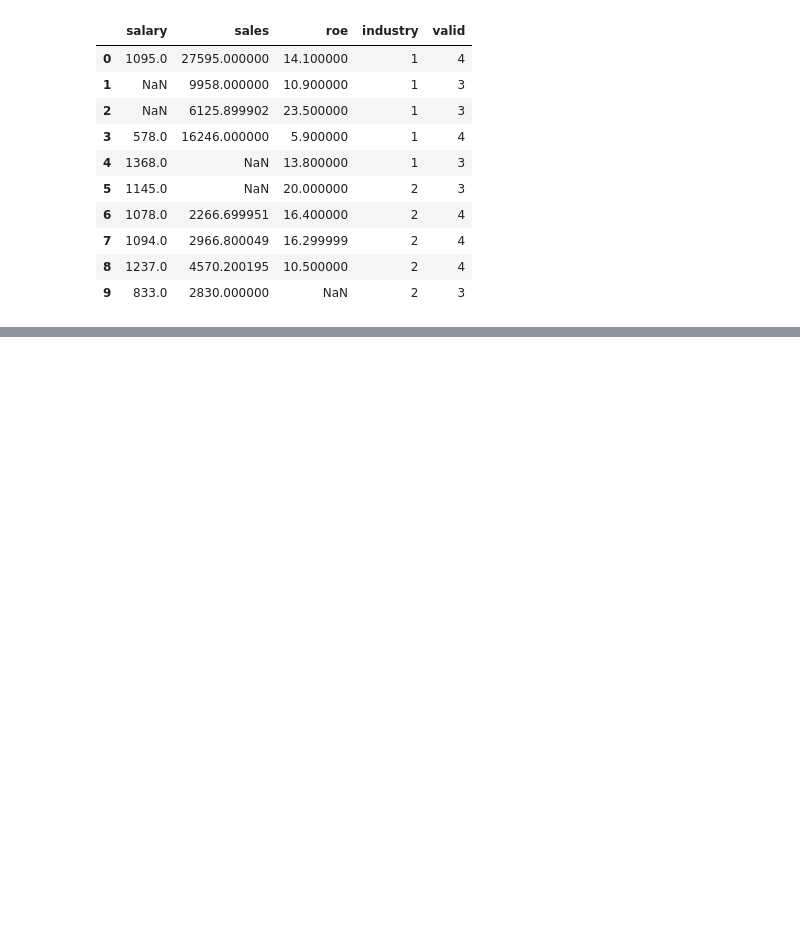
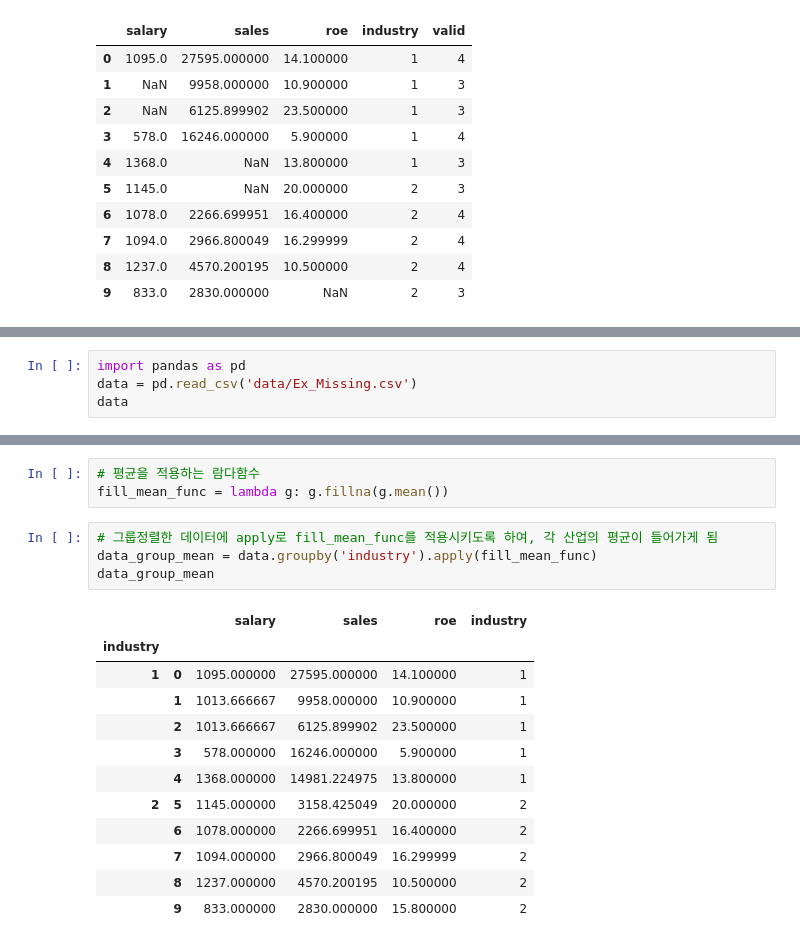
Before and after one commit to sucream/Bigdata-Analysis-Engineer-Note, a Jupyter notebook: 02.DataPreprocessing.ipynb, the cells around one changed output, grey strips where cells are left out. Drawn from its saved outputs; the diff is of its cells as text; blank space fills up the shorter version.

```diff
--- a/02.DataPreprocessing.ipynb
+++ b/02.DataPreprocessing.ipynb
@@ -697,0 +782,4 @@ data
+# %%
+import pandas as pd
+data = pd.read_csv('data/Ex_Missing.csv')
+data
@@ -697,0 +966,20 @@ data
+# %%
+# 평균을 적용하는 람다함수
+fill_mean_func = lambda g: g.fillna(g.mean())
+# %%
+# 그룹정렬한 데이터에 apply로 fill_mean_func를 적용시키도록 하여, 각 산업의 평균이 들어가게 됨
+data_group_mean = data.groupby('industry').apply(fill_mean_func)
+data_group_mean
+# %% [output]
+|  |  | salary | sales | roe | industry |
+| industry |  |  |  |  |  |
+| 1 | 0 | 1095.000000 | 27595.000000 | 14.100000 | 1 |
+|  | 1 | 1013.666667 | 9958.000000 | 10.900000 | 1 |
+|  | 2 | 1013.666667 | 6125.899902 | 23.500000 | 1 |
+|  | 3 | 578.000000 | 16246.000000 | 5.900000 | 1 |
+|  | 4 | 1368.000000 | 14981.224975 | 13.800000 | 1 |
+| 2 | 5 | 1145.000000 | 3158.425049 | 20.000000 | 2 |
+|  | 6 | 1078.000000 | 2266.699951 | 16.400000 | 2 |
+|  | 7 | 1094.000000 | 2966.800049 | 16.299999 | 2 |
+|  | 8 | 1237.000000 | 4570.200195 | 10.500000 | 2 |
+|  | 9 | 833.000000 | 2830.000000 | 15.800000 | 2 |
```
Also changed, not shown: parts of 31 cells of this notebook.
